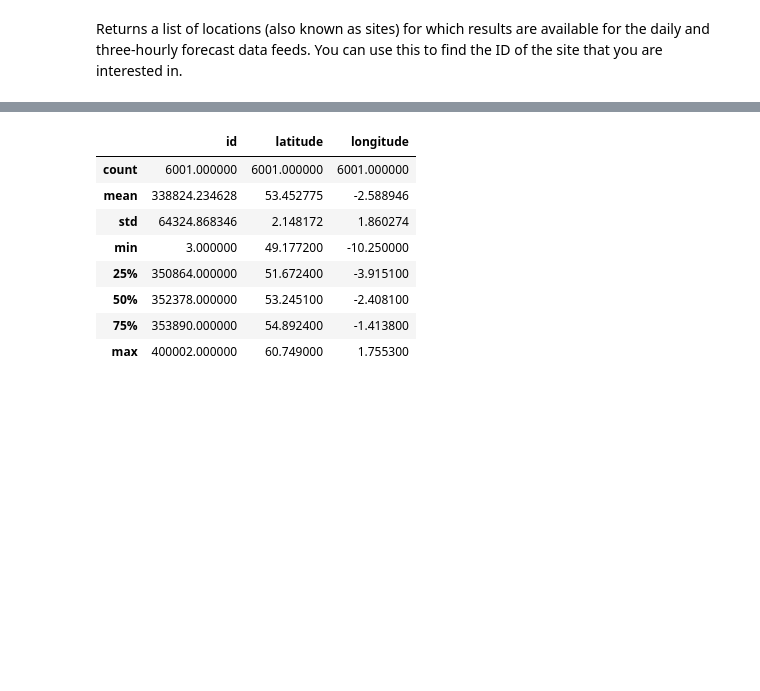
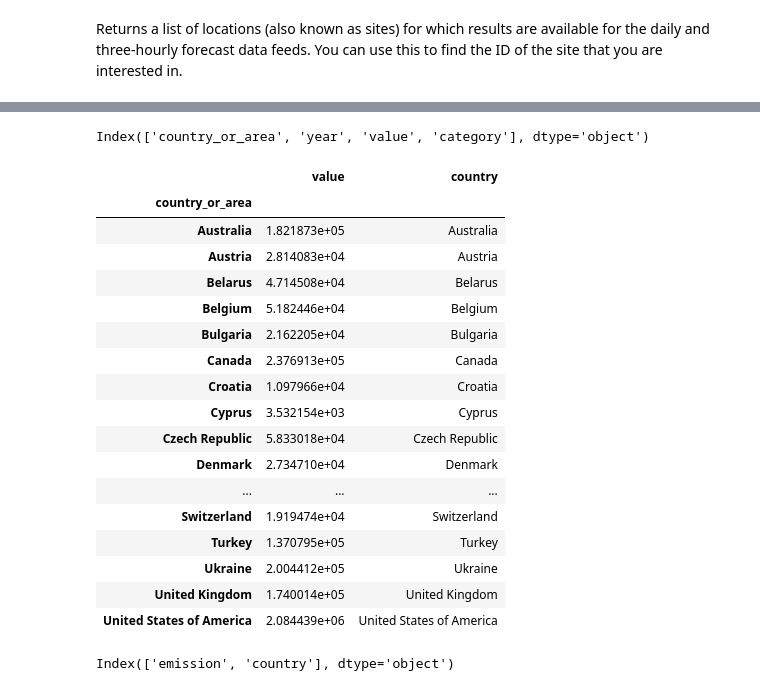
Before and after one commit to Thomas-Nguyen12/Weather_website, a Jupyter notebook: weather_api.ipynb, the cells around one changed output, grey strips where cells are left out. Saved outputs shown, nothing was run; the diff lists cells and outputs as text; code cells hidden in the pictures; blank space fills up the shorter version.

```diff
--- a/weather_api.ipynb
+++ b/weather_api.ipynb
@@ -267,0 +161,6 @@ Name: elevation, Length: 5947, dtype: float64
+# %%
+x = df.groupby(["country_or_area"])["value"].mean()
+
+new_df = pd.DataFrame(x, columns=["value"])
+
+new_df.head()
@@ -327,12 +219,34 @@ df.head()
-# %%
-df.describe()
-# %% [output]
-|  | id | latitude | longitude |
-| count | 6001.000000 | 6001.000000 | 6001.000000 |
-| mean | 338824.234628 | 53.452775 | -2.588946 |
-| std | 64324.868346 | 2.148172 | 1.860274 |
-| min | 3.000000 | 49.177200 | -10.250000 |
-| 25% | 350864.000000 | 51.672400 | -3.915100 |
-| 50% | 352378.000000 | 53.245100 | -2.408100 |
-| 75% | 353890.000000 | 54.892400 | -1.413800 |
-| max | 400002.000000 | 60.749000 | 1.755300 |
+# %%
+print (df.columns)
+# %% [output]
+Index(['country_or_area', 'year', 'value', 'category'], dtype='object')
+# %%
+
+array = df["country_or_area"].unique()
+new_df["country"] = array
+new_df
+# %% [output]
+|  | value | country |
+| country_or_area |  |  |
+| Australia | 1.821873e+05 | Australia |
+| Austria | 2.814083e+04 | Austria |
+| Belarus | 4.714508e+04 | Belarus |
+| Belgium | 5.182446e+04 | Belgium |
+| Bulgaria | 2.162205e+04 | Bulgaria |
+| Canada | 2.376913e+05 | Canada |
+| Croatia | 1.097966e+04 | Croatia |
+| Cyprus | 3.532154e+03 | Cyprus |
+| Czech Republic | 5.833018e+04 | Czech Republic |
+| Denmark | 2.734710e+04 | Denmark |
+| ... | ... | ... |
+| Switzerland | 1.919474e+04 | Switzerland |
+| Turkey | 1.370795e+05 | Turkey |
+| Ukraine | 2.004412e+05 | Ukraine |
+| United Kingdom | 1.740014e+05 | United Kingdom |
+| United States of America | 2.084439e+06 | United States of America |
+# %%
+import plotly.express as px
+new_df.rename({"value": "emission"}, axis=1, inplace=True)
+print (new_df.columns)
+# %% [output]
+Index(['emission', 'country'], dtype='object')
```
Also changed, not shown: parts of 44 cells of this notebook, 4 other files.
